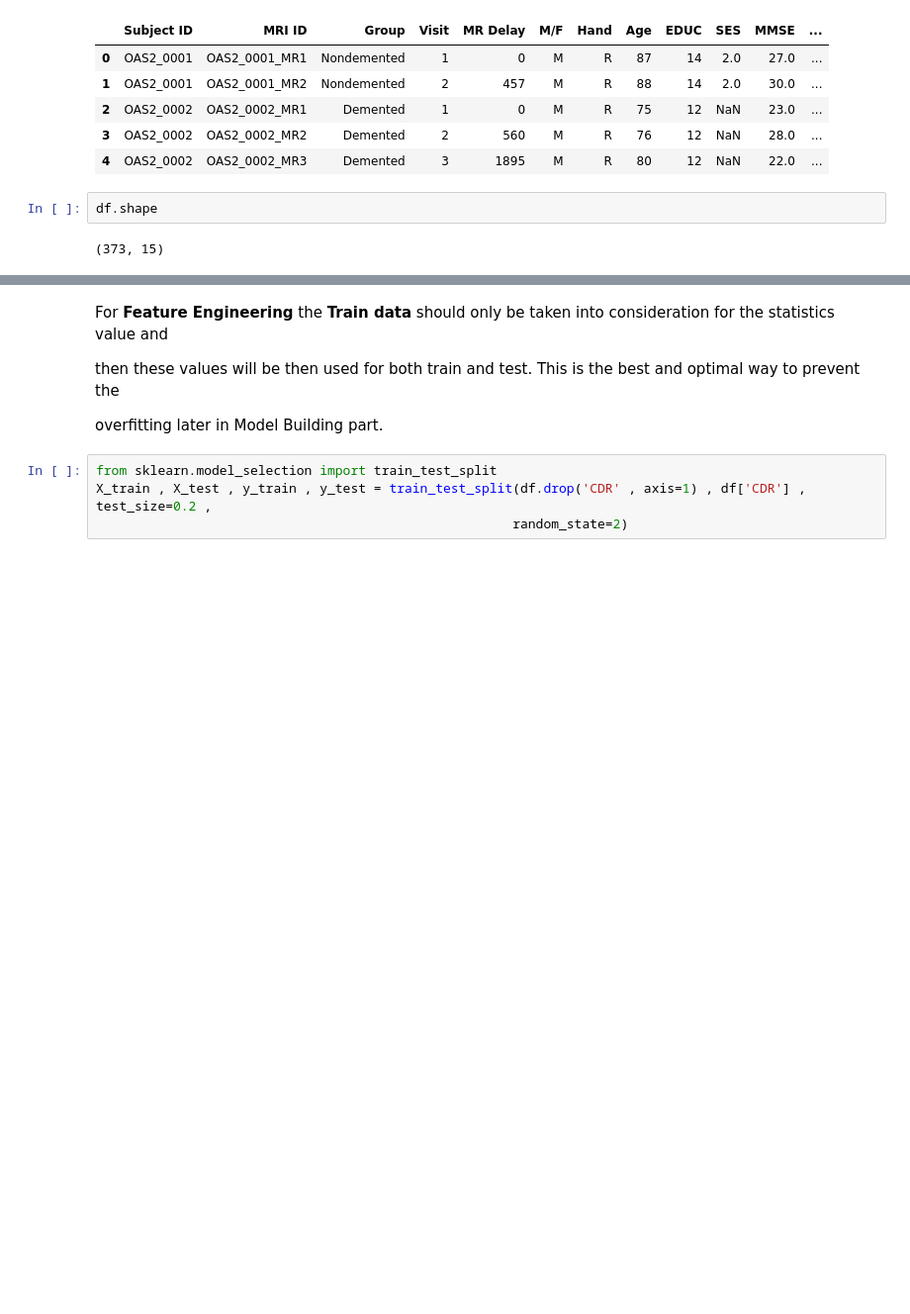
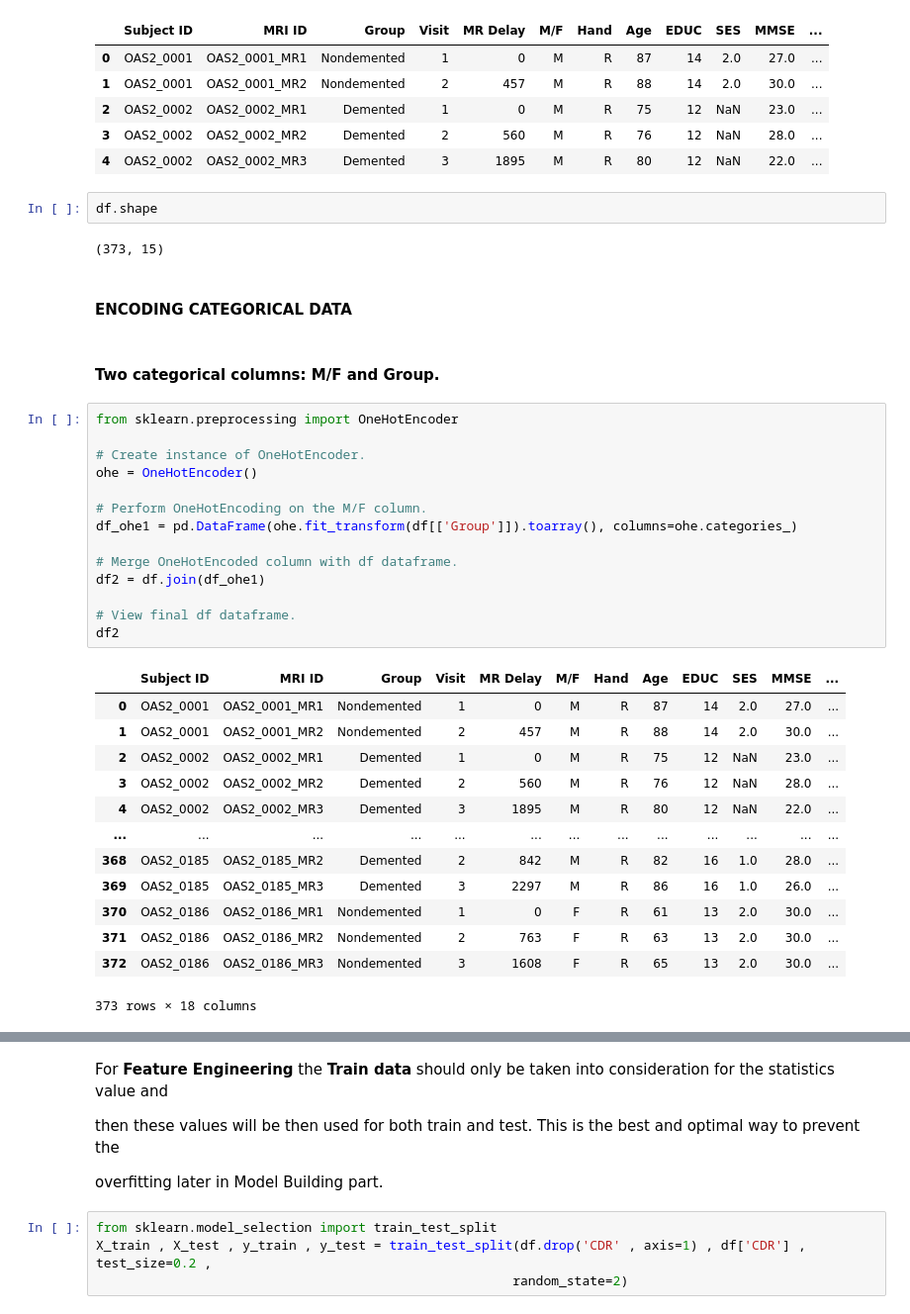
Before and after one commit to nafkem/HDSC-Premiere-Project-Team_PCA-, a Jupyter notebook: FeatureEngineering/Feature_Engineering.ipynb, the cells around one changed output, grey strips where cells are left out. Shown at 99% size. Saved outputs shown, nothing was run; the diff lists cells and outputs as text; blank space fills up the shorter version.

```diff
--- a/FeatureEngineering/Feature_Engineering.ipynb
+++ b/FeatureEngineering/Feature_Engineering.ipynb
@@ -19,3 +19,35 @@ df.head()
 df.shape
 # %% [output]
 (373, 15)
+# %% [markdown]
+#### ENCODING CATEGORICAL DATA
+# %% [markdown]
+#### Two categorical columns: M/F and Group.
+# %%
+from sklearn.preprocessing import OneHotEncoder
+
+# Create instance of OneHotEncoder.
+ohe = OneHotEncoder()
+
+# Perform OneHotEncoding on the M/F column.
+df_ohe1 = pd.DataFrame(ohe.fit_transform(df[['Group']]).toarray(), columns=ohe.categories_)
+
+# Merge OneHotEncoded column with df dataframe.
+df2 = df.join(df_ohe1)
+
+# View final df dataframe.
+df2
+# %% [output]
+|  | Subject ID | MRI ID | Group | Visit | MR Delay | M/F | Hand | Age | EDUC | SES | MMSE | ... |
+| 0 | OAS2_0001 | OAS2_0001_MR1 | Nondemented | 1 | 0 | M | R | 87 | 14 | 2.0 | 27.0 | ... |
+| 1 | OAS2_0001 | OAS2_0001_MR2 | Nondemented | 2 | 457 | M | R | 88 | 14 | 2.0 | 30.0 | ... |
+| 2 | OAS2_0002 | OAS2_0002_MR1 | Demented | 1 | 0 | M | R | 75 | 12 | NaN | 23.0 | ... |
+| 3 | OAS2_0002 | OAS2_0002_MR2 | Demented | 2 | 560 | M | R | 76 | 12 | NaN | 28.0 | ... |
+| 4 | OAS2_0002 | OAS2_0002_MR3 | Demented | 3 | 1895 | M | R | 80 | 12 | NaN | 22.0 | ... |
+| ... | ... | ... | ... | ... | ... | ... | ... | ... | ... | ... | ... | ... |
+| 368 | OAS2_0185 | OAS2_0185_MR2 | Demented | 2 | 842 | M | R | 82 | 16 | 1.0 | 28.0 | ... |
+| 369 | OAS2_0185 | OAS2_0185_MR3 | Demented | 3 | 2297 | M | R | 86 | 16 | 1.0 | 26.0 | ... |
+| 370 | OAS2_0186 | OAS2_0186_MR1 | Nondemented | 1 | 0 | F | R | 61 | 13 | 2.0 | 30.0 | ... |
+| 371 | OAS2_0186 | OAS2_0186_MR2 | Nondemented | 2 | 763 | F | R | 63 | 13 | 2.0 | 30.0 | ... |
+| 372 | OAS2_0186 | OAS2_0186_MR3 | Nondemented | 3 | 1608 | F | R | 65 | 13 | 2.0 | 30.0 | ... |
+373 rows × 18 columns
```
Also changed, not shown: parts of 16 cells of this notebook.
